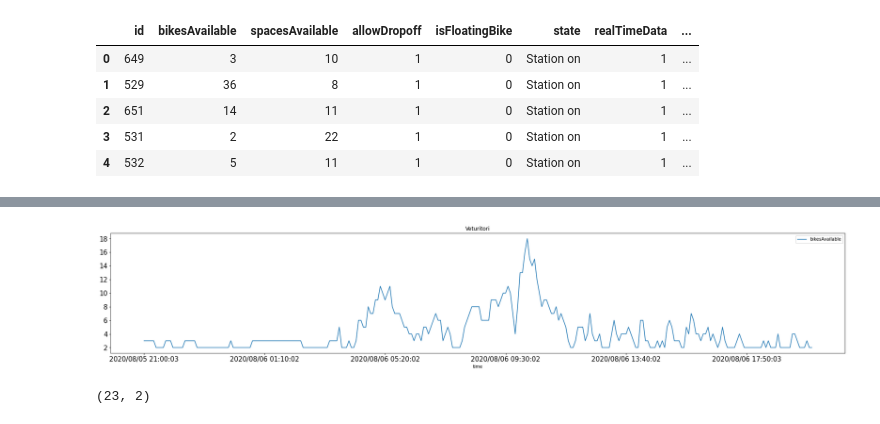
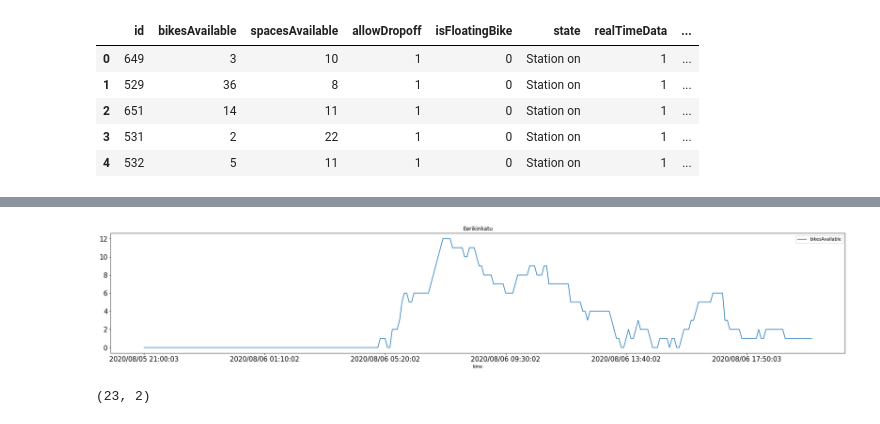
Before and after one commit to VirtualAkseli/NoMES, a Jupyter notebook: NoMAS_EDA.ipynb, the cells around one changed output, grey strips where cells are left out. Saved outputs shown, nothing was run; the diff lists cells and outputs as text; code cells hidden in the pictures.

Commit message:
save plots

```diff
--- a/NoMAS_EDA.ipynb
+++ b/NoMAS_EDA.ipynb
@@ -3,7 +3,7 @@
 # %%
 import pandas as pd
 
-changes = pd.read_csv("../Downloads/data_2020.csv", sep=';')
+changes = pd.read_csv("data_2020.csv", nrows=500000, sep=';')
 changes.head()
 # %% [output]
 |  | id | bikesAvailable | spacesAvailable | allowDropoff | isFloatingBike | state | realTimeData | ... |
@@ -77,18 +87,17 @@ def clean_names(names):
     # strip and removal of duplicates
     return set([name.strip() for name in names])
 
-station_data = pd.read_csv("../Downloads/tellingit_2017-2021.csv", sep=';')
+
+station_data = pd.read_csv("tellingit_2017-2021.csv", sep=';')
 station_names = station_data[station_data['year'] == 2020]['name'].unique()
 station_names = clean_names(station_names)
 station_ids = station_data[station_data['year'] == 2020]['id'].unique()
 
 names_ids = {}
+
 for ids in station_ids:
-
     name = station_data[station_data['id'] == ids].iloc[0]['name']
     names_ids[ids] = name
-    matching_station = station_data[station_data['id'] == ids].iloc[0]
-    stations[ids] = stations[ids].assign(wday=stations[ids].yday % 7 + 1,
-                                         name=matching_station['name'],
-                                         x=matching_station['x'],
-                                         y=matching_station['y'])
+
+
+print(names_ids[11])
@@ -113,27 +106,30 @@ Unioninkatu
 # %%
 # plot changes per station over time X
 
 import matplotlib.pyplot as plt
 
 def filter_rows(yday: int, station_id: int, min_hour: int, max_hour: int) -> pd.DataFrame():
     yday = yday
     i = station_id
     station = stations[i]
 
     station = station[station['yday'] == yday]
 
     if min_hour is not None and max_hour is not None:
         station = station[(station['yhour'] >= min_hour) & (station['yhour'] <= max_hour)]
 
     return station
 
 
 def plot_bike_changes(station_id, station):
-    station.plot(x='time', y='bikesAvailable', figsize=(30,5), fontsize=15, title=names_ids[station_id])
+    title = names_ids[station_id]
+    station.plot(x='time', y='bikesAvailable', figsize=(30,5), fontsize=15, title=title)
+    plt.savefig(f"img/{title}")
 
-i = 113
+i = 27
+
 station = filter_rows(219, i, None, None)
 plot_bike_changes(i, station)
 # %% [output]
-[figure, old version]
+[figure, new version]
 # %%
```
Also changed, not shown: parts of 6 cells of this notebook.
